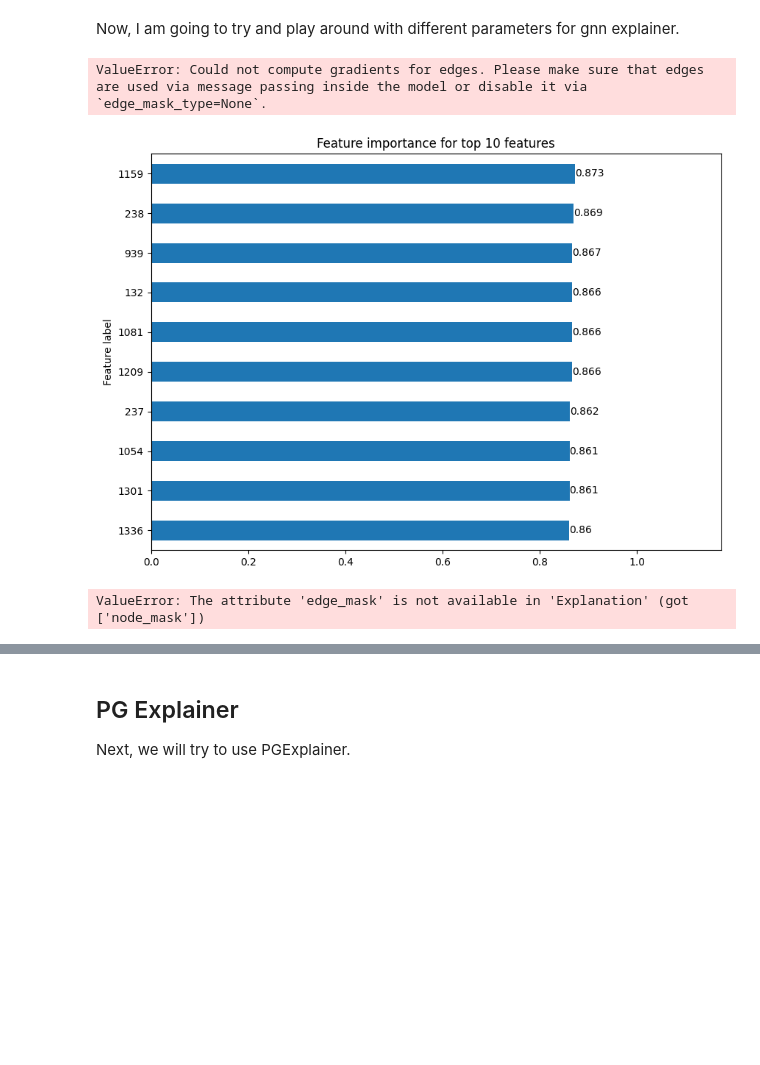
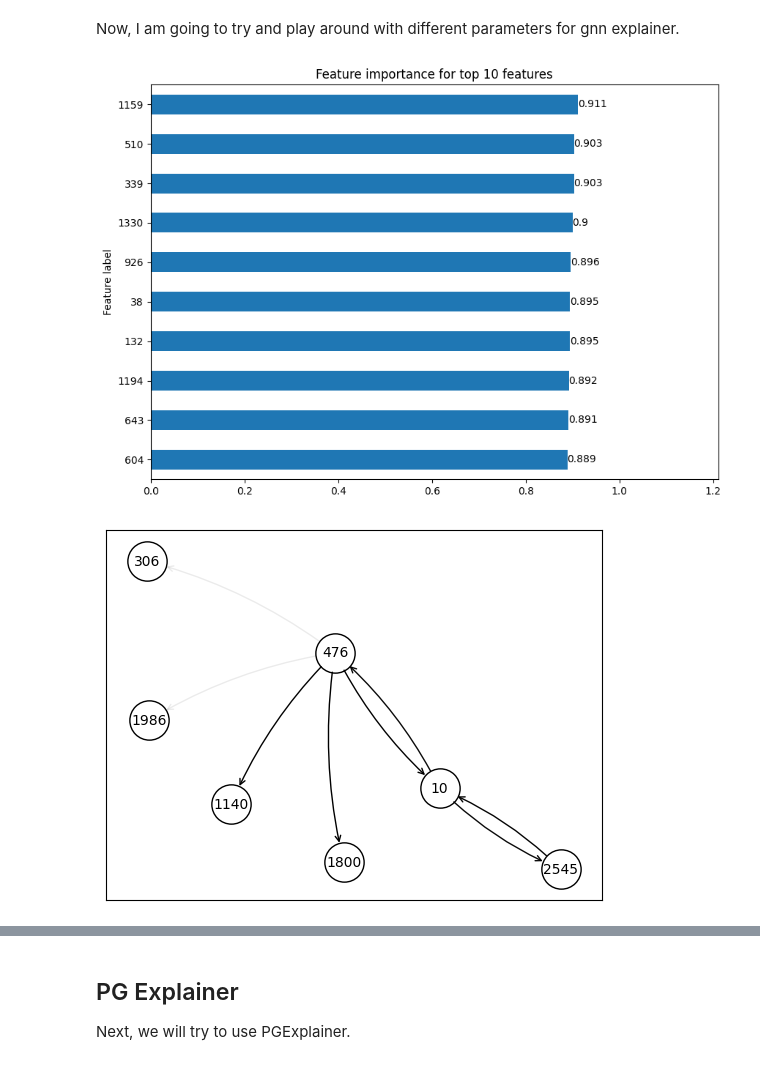
Before and after one commit to alyssaanastasi/srebp2-explanations, a Jupyter notebook: cora_dataset.ipynb, the cells around one changed output, grey strips where cells are left out. Cells and saved outputs as stored; diff of their text form; code cells hidden in the pictures; blank space fills up the shorter version.

```diff
--- a/cora_dataset.ipynb
+++ b/cora_dataset.ipynb
@@ -239,54 +229,28 @@ Now, I am going to try and play around with different parameters for gnn explain
 # %%
 gnn_explainer2 = Explainer(
     model=model,
     algorithm=GNNExplainer(epochs=200),
     explanation_type='model',
     node_mask_type='common_attributes', #  change to common attributes
     edge_mask_type='object',
     model_config=dict(
         mode='multiclass_classification',
         task_level='node',
         return_type='log_probs',
     ),
 )
 
 """
-This configuration yields an error. So, I believe the node mask of common attributes cannot be used with the edge mask of object.
+Originally, this configuration yielded an error. But it is working now which is interesting.
 
 Error Message: ValueError: Could not compute gradients for edges. Please make sure that edges are used via message passing inside the model or disable it via `edge_mask_type=None`.
+
+Also, the feature importance changes slightly at each iteration.
 """
 
 gnn_explanation2 = gnn_explainer2(data.x, data.edge_index, index=10)
 gnn_explanation2.visualize_feature_importance(top_k=10)
 gnn_explanation2.visualize_graph(backend='networkx')
 # %% [output]
-ValueError: Could not compute gradients for edges. Please make sure that edges are used via message passing inside the model or disable it via `edge_mask_type=None`.
+[figure, added]
+[figure, added]
-# %%
-# Based on above error, I am editing this explanation to have edge mask of None
-
-gnn_explainer3 = Explainer(
-    model=model,
-    algorithm=GNNExplainer(epochs=200),
-    explanation_type='model',
-    node_mask_type='common_attributes', #  change to common attributes
-    edge_mask_type=None, #change to None
-    model_config=dict(
-        mode='multiclass_classification',
-        task_level='node',
-        return_type='log_probs',
-    ),
-)
-
-gnn_explanation3 = gnn_explainer3(data.x, data.edge_index, index=10)
-gnn_explanation3.visualize_feature_importance(top_k=10)
-gnn_explanation3.visualize_graph()
-
-"""
-This configuration does work, however, we can see that the features found are different and have similar importance. Is this because it is trying to find the same set of 10
-important attributes for all of the nodes in the graph?
-
-Also, since we have no edge mask, a visualization cannot be developed, which makes sense I think.
-"""
-# %% [output]
-[figure, removed]
-ValueError: The attribute 'edge_mask' is not available in 'Explanation' (got ['node_mask'])
```
Also changed, not shown: parts of 22 cells of this notebook, 15 other files.
